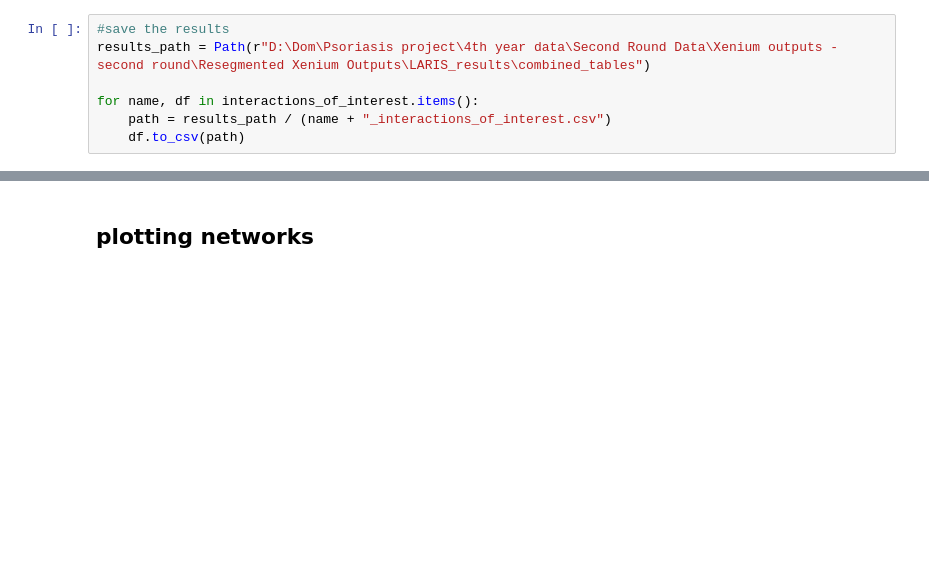
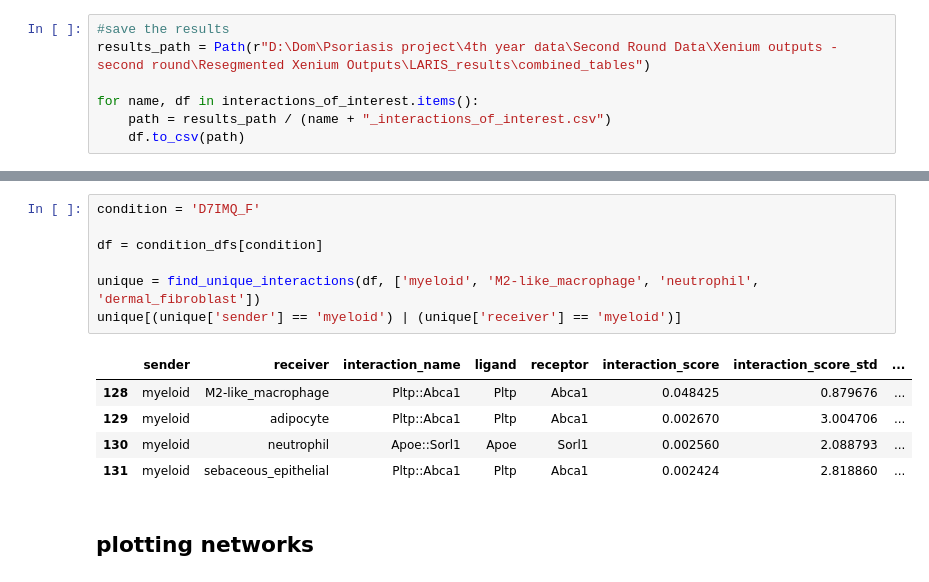
Before and after one commit to DominicBuxton/iMSC_Xenium_Phenocycler_Analysis, a Jupyter notebook: SpatialData_Analysis/receptor_ligand_analysis.ipynb, the cells around one changed output, grey strips where cells are left out. Drawn from its saved outputs; the diff is of its cells as text; blank space fills up the shorter version.

```diff
--- a/SpatialData_Analysis/receptor_ligand_analysis.ipynb
+++ b/SpatialData_Analysis/receptor_ligand_analysis.ipynb
@@ -689,3 +687,16 @@ interactions_of_interest['D10IMQ_M']
+# %%
+condition = 'D7IMQ_F'
+
+df = condition_dfs[condition]
+
+unique = find_unique_interactions(df, ['myeloid', 'M2-like_macrophage', 'neutrophil', 'dermal_fibroblast'])
+unique[(unique['sender'] == 'myeloid') | (unique['receiver'] == 'myeloid')]
+# %% [output]
+|  | sender | receiver | interaction_name | ligand | receptor | interaction_score | interaction_score_std | ... |
+| 128 | myeloid | M2-like_macrophage | Pltp::Abca1 | Pltp | Abca1 | 0.048425 | 0.879676 | ... |
+| 129 | myeloid | adipocyte | Pltp::Abca1 | Pltp | Abca1 | 0.002670 | 3.004706 | ... |
+| 130 | myeloid | neutrophil | Apoe::Sorl1 | Apoe | Sorl1 | 0.002560 | 2.088793 | ... |
+| 131 | myeloid | sebaceous_epithelial | Pltp::Abca1 | Pltp | Abca1 | 0.002424 | 2.818860 | ... |
 # %% [markdown]
 ## plotting networks
 # %%
```
Also changed, not shown: parts of 19 cells of this notebook.
